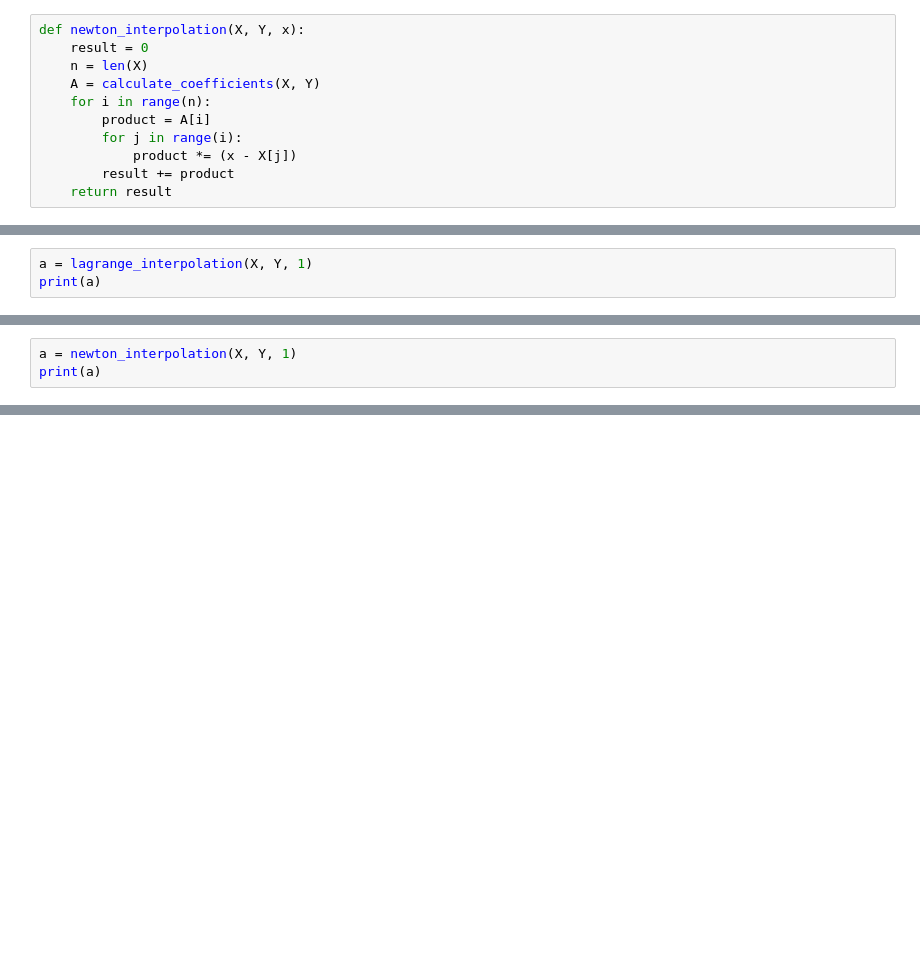
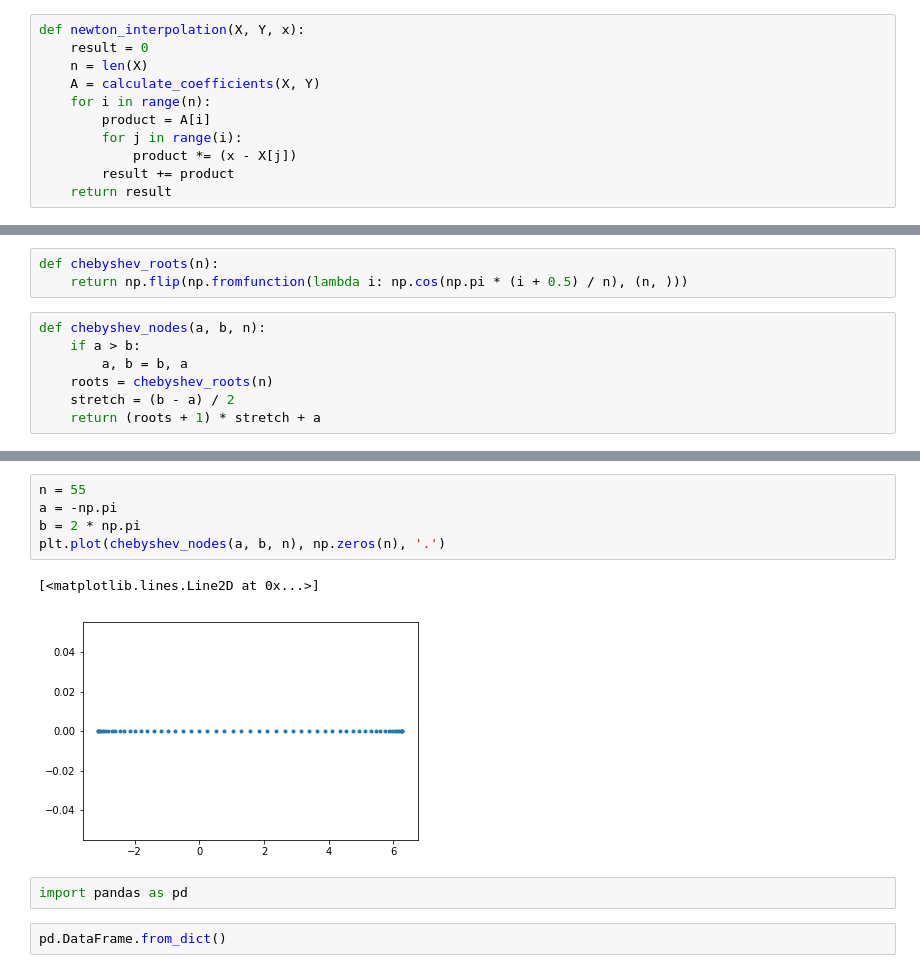
Before and after one commit to pawlooss1/MOwNiT, a Jupyter notebook: lab5/Interpolation.ipynb, the cells around one changed output, grey strips where cells are left out. Cells and saved outputs as stored; diff of their text form; blank space fills up the shorter version.

```diff
--- a/lab5/Interpolation.ipynb
+++ b/lab5/Interpolation.ipynb
@@ -44,3 +37,0 @@ Y = np.array([3, 1, 7])
-# %%
-a = lagrange_interpolation(X, Y, 1)
-print(a)
@@ -49,3 +37,0 @@ print(a)
-# %%
-a = newton_interpolation(X, Y, 1)
-print(a)
@@ -62,2 +38,12 @@ A[0][0] = 1
+# %%
+def chebyshev_roots(n):
+    return np.flip(np.fromfunction(lambda i: np.cos(np.pi * (i + 0.5) / n), (n, )))
+# %%
+def chebyshev_nodes(a, b, n):
+    if a > b:
+        a, b = b, a
+    roots = chebyshev_roots(n)
+    stretch = (b - a) / 2
+    return (roots + 1) * stretch + a
 # %%
 def f(x):
@@ -68,0 +184,12 @@ print_plot(f, -1, 5)
+# %%
+n = 55
+a = -np.pi
+b = 2 * np.pi
+plt.plot(chebyshev_nodes(a, b, n), np.zeros(n), '.')
+# %% [output]
+[<matplotlib.lines.Line2D at 0x...>]
+[figure, added]
+# %%
+import pandas as pd
+# %%
+pd.DataFrame.from_dict()
```
Also changed, not shown: parts of 18 cells of this notebook, 7 other files.
